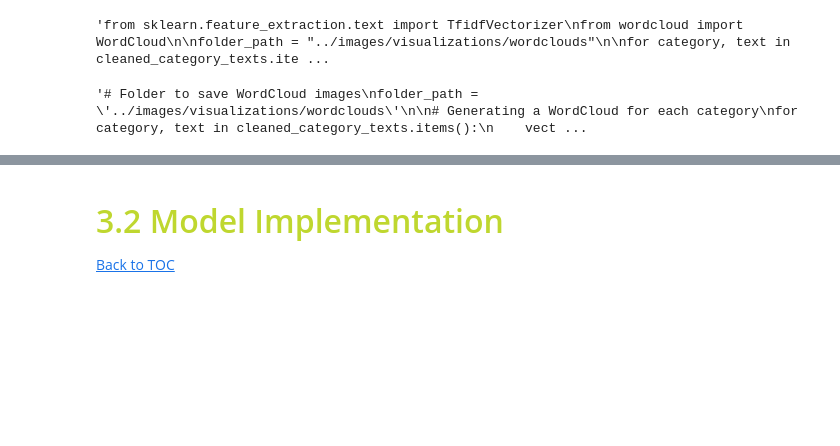
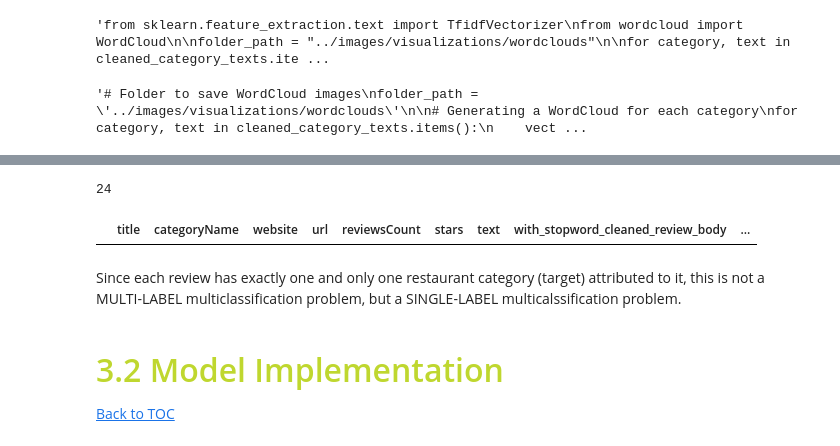
Before and after one commit to beatrizmarques2005/text_mining_in_reviews, a Jupyter notebook: notebooks/03_multilabel_classification.ipynb, the cells around one changed output, grey strips where cells are left out. Saved outputs shown, nothing was run; the diff lists cells and outputs as text; code cells hidden in the pictures; blank space fills up the shorter version.

```diff
--- a/notebooks/03_multilabel_classification.ipynb
+++ b/notebooks/03_multilabel_classification.ipynb
@@ -561,0 +579,3 @@ dataset.loc[empty_idx, :]
+# %%
+#removing the empty reviews
+dataset.drop(empty_idx, inplace=True)
@@ -581,3 +615,17 @@ dataset.loc[empty_idx, :]
+# %%
+restaurants = dataset["categoryName"].unique()
+max_len = max(dataset['categoryName'].apply(len))
+max_len
+# %% [output]
+24
+# %%
+#QUESTION: IS THIS EVEN A MULTICLASS CLASSIFICATION PROBLEM?
+#show the comments that have two restaurant categories at the same time
+dataset[dataset['categoryName'].apply(lambda x: len(x) > max_len)]
+# %% [output]
+|  | title | categoryName | website | url | reviewsCount | stars | text | with_stopword_cleaned_review_body | ... |
+# %% [markdown]
+Since each review has exactly one and only one restaurant category (target) attributed to it, this is not a MULTI-LABEL multiclassification problem, but a SINGLE-LABEL multicalssification problem.
 # %% [markdown]
 ## <font color='#BFD72F' size=6>3.2 Model Implementation</font> <a class="anchor" id="P3.2"></a>
 
```
Also changed, not shown: parts of 21 cells of this notebook.
